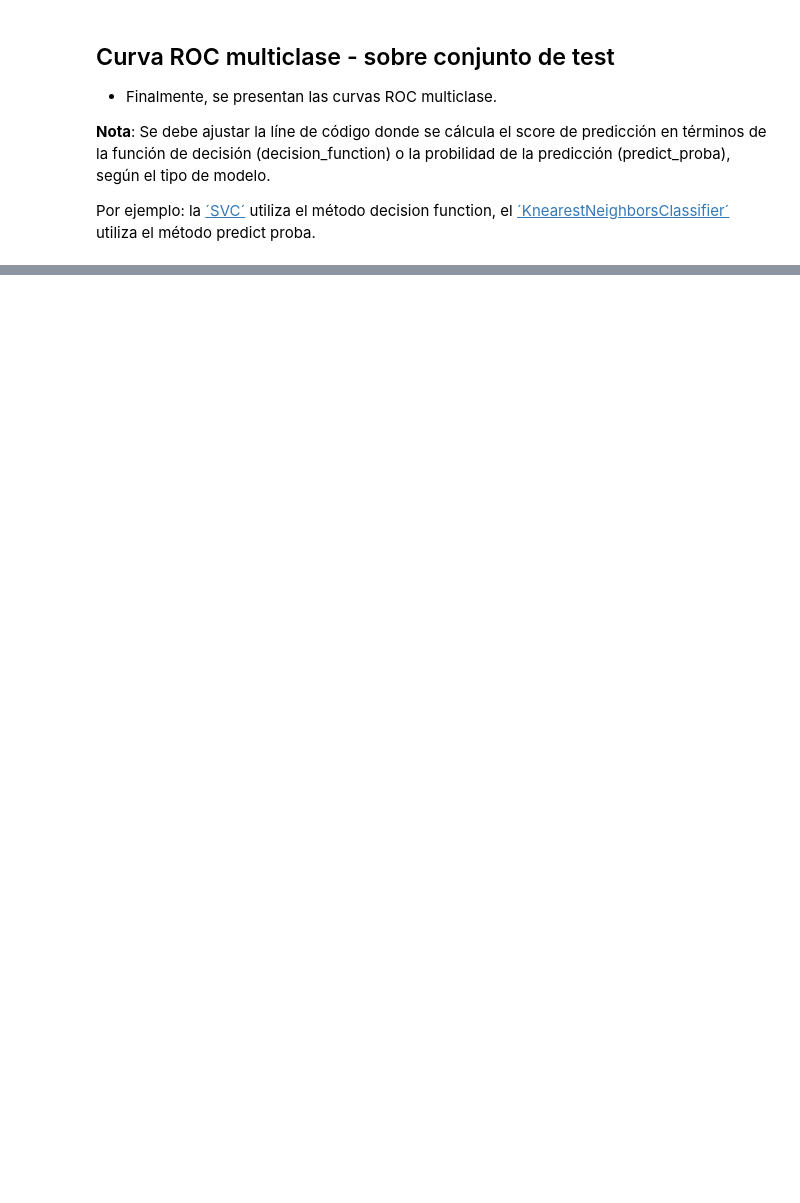
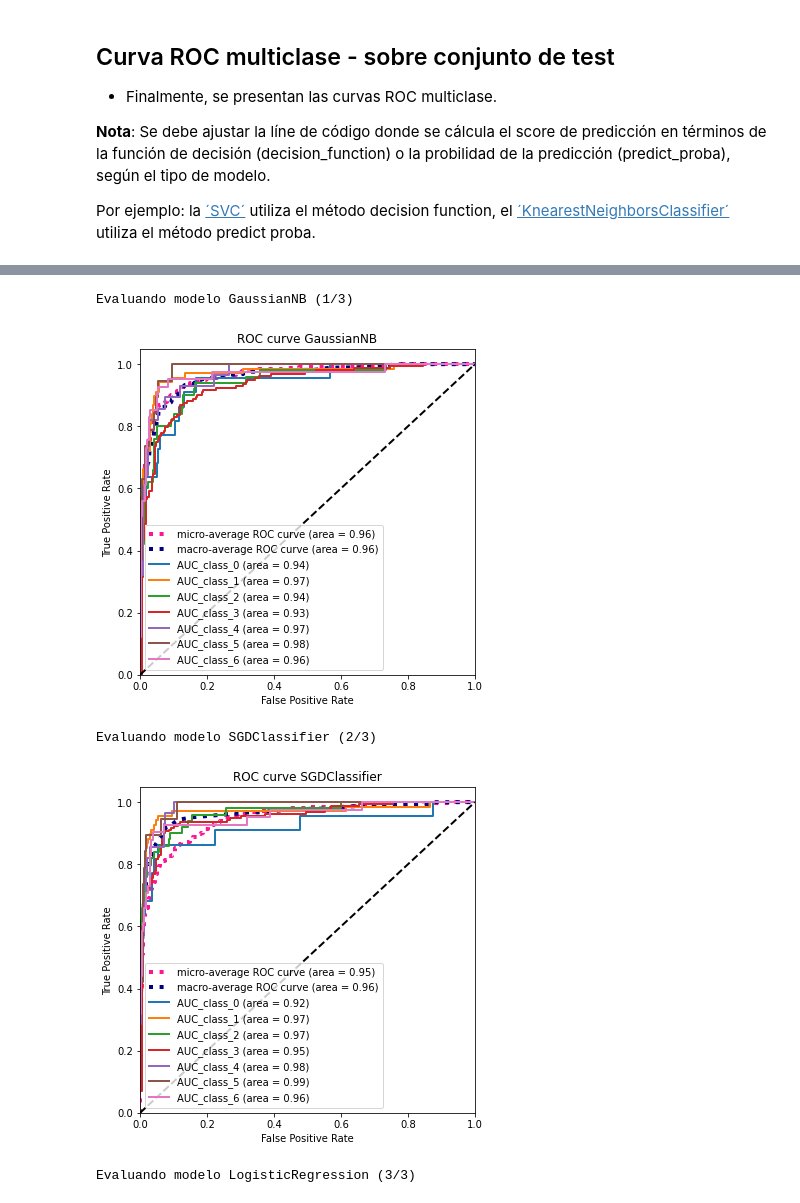
Before and after one commit to danpamplona/TareasMineria, a Jupyter notebook: Ejemplo7.ipynb, the cells around one changed output, grey strips where cells are left out. Cells and saved outputs as stored; diff of their text form; code cells hidden in the pictures; blank space fills up the shorter version.

```diff
--- a/Ejemplo7.ipynb
+++ b/Ejemplo7.ipynb
@@ -516,0 +723,18 @@ KeyboardInterrupt: ignored
+# %%
+from sklearn.preprocessing import label_binarize
+
+ytrain_b = label_binarize(ytrain, classes=range(lfw_people.target_names.shape[0]))
+ytest_b = label_binarize(ytest, classes=range(lfw_people.target_names.shape[0]))
+
+for i in range(len(my_model_loaded)):
+    print('Evaluando modelo %s (%d/%d)' % (label_models[i],i+1,len(my_model_loaded)))
+    #debe calcularse la funcion de decision o el posterior de la probabilidad
+    ytest_score = my_model_loaded[i].decision_function(Xtest)
+    roc_auc, fpr, tpr, n_classes = roc_multiclass(ytest_b,ytest_score)
+    roc_auc_mc(roc_auc,fpr,tpr,n_classes,'ROC curve ' + label_models[i],path_img)
+# %% [output]
+Evaluando modelo GaussianNB (1/3)
+[figure, added]
+Evaluando modelo SGDClassifier (2/3)
+[figure, added]
+Evaluando modelo LogisticRegression (3/3)
```
Also changed, not shown: parts of 13 cells of this notebook.
